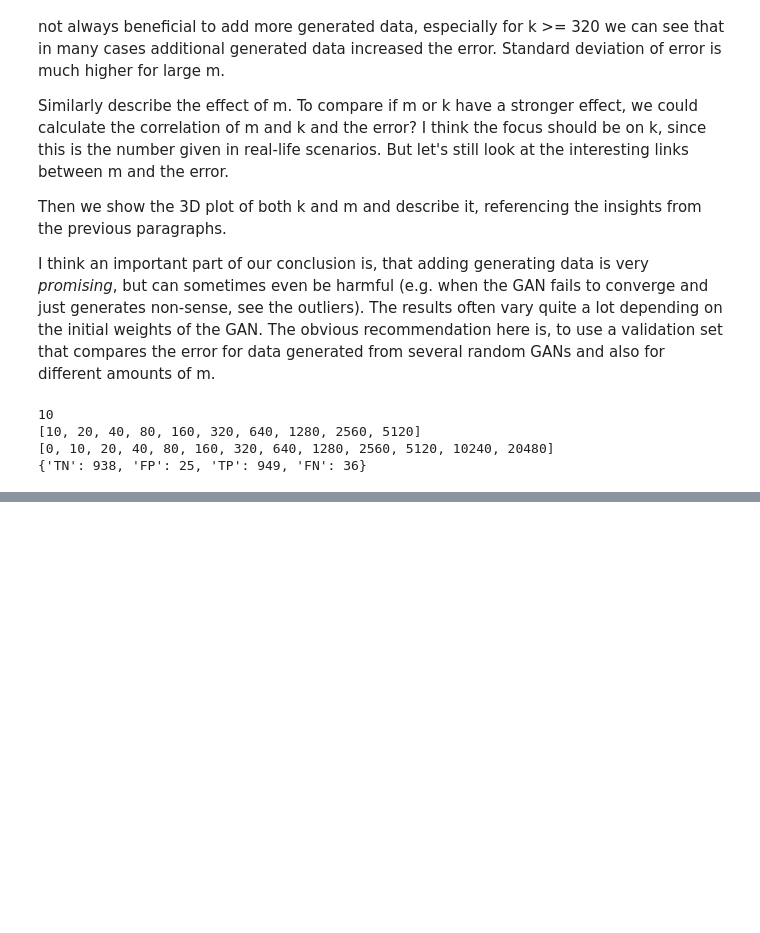
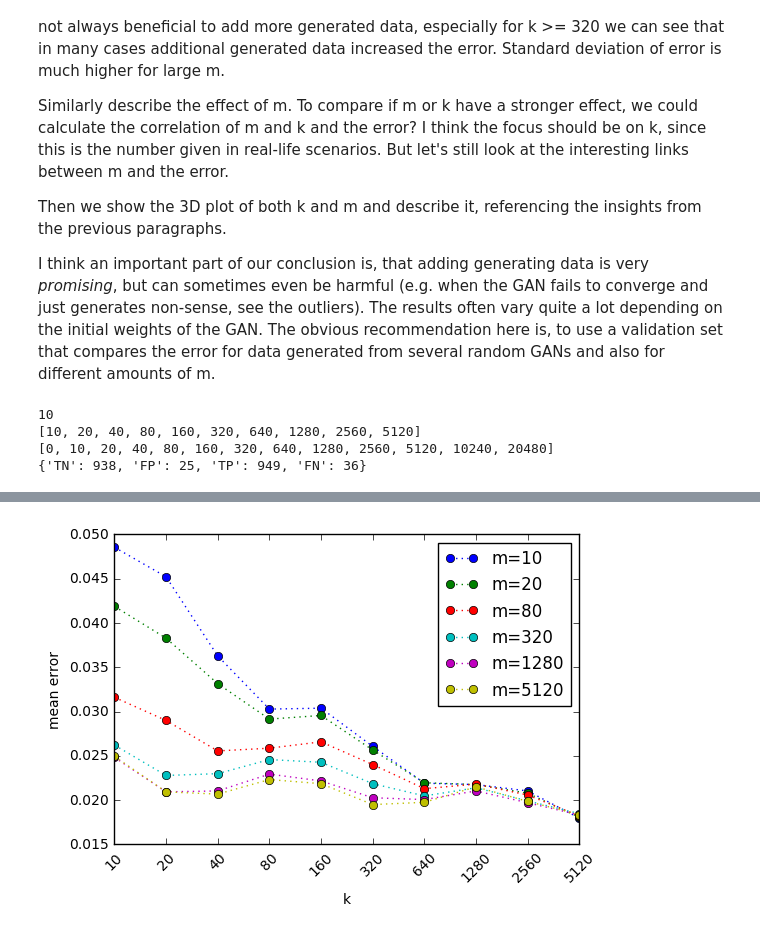
Before and after one commit to JohannesHeidecke/UPC-MAI-CI, a Jupyter notebook: Code/Results.ipynb, the cells around one changed output, grey strips where cells are left out. Saved outputs shown, nothing was run; the diff lists cells and outputs as text; code cells hidden in the pictures; blank space fills up the shorter version.

```diff
--- a/Code/Results.ipynb
+++ b/Code/Results.ipynb
@@ -227,0 +258,28 @@ plt.show()
+# %%
+fig, ax1 = plt.subplots()
+ks = results['ks']
+logKs = []
+for k in ks:
+    if k != 0:
+        logKs.append(np.log(k)/np.log(2))
+    else:
+        logMs.append(0)
+for m in [10, 20, 80, 320, 1280, 5120]:
+    kRes = []
+    for k in results['ks']:
+        kmRes = []
+        for i in range(1, results['iterations'] + 1):
+            [accuracy, error] = cmToMeasures(i, k, m)
+            kmRes.append(error)
+        kRes.append(np.mean(kmRes))
+    plt.plot(kRes, label='m='+str(m), marker='o', linestyle='dotted')
+
+ax1.set_axisbelow(True)
+# ax1.set_title('Mean error for different ks:')
+ax1.set_xlabel('k')
+ax1.set_ylabel('mean error')
+plt.xticks(range(0,(len(results['ks']))), results['ks'], rotation=45)
+plt.legend()
+plt.show()
+# %% [output]
+[figure, added]
```
Also changed, not shown: parts of 6 cells of this notebook, 26 other files.
